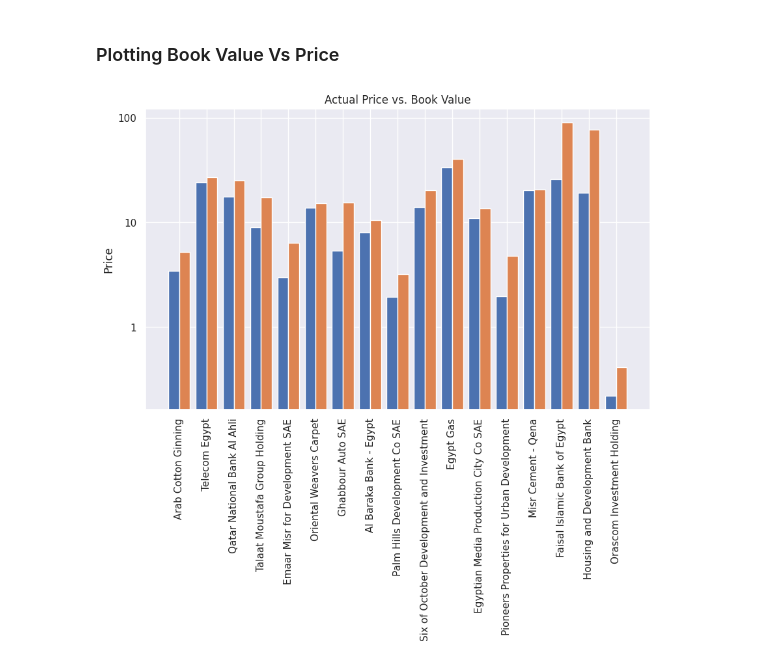
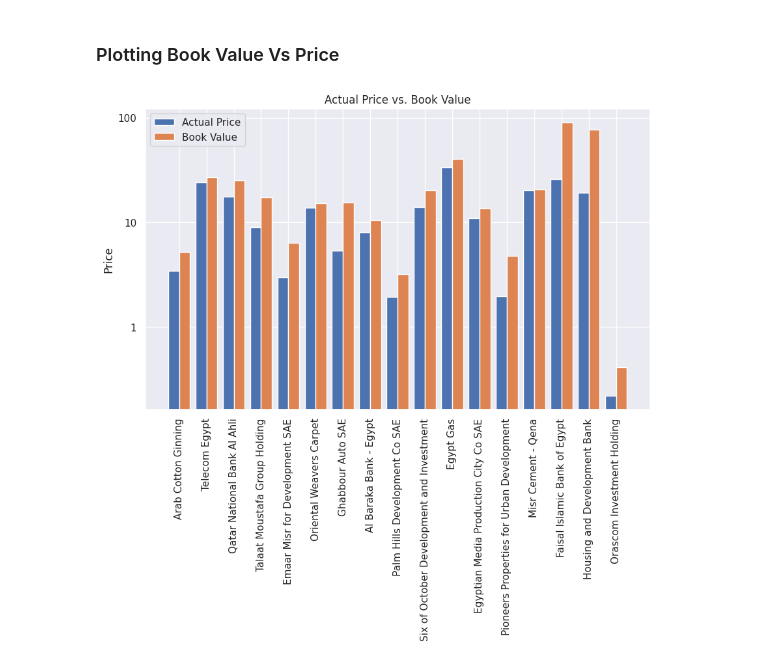
Before and after one commit to mohamedelieba/Egyptian-Stock-Market-Analysis, a Jupyter notebook: EGX_Analysis.ipynb, the cells around one changed output. Saved outputs shown, nothing was run; the diff lists cells and outputs as text; code cells hidden in the pictures.

Commit message:
Adding legend to the final graph

```diff
--- a/EGX_Analysis.ipynb
+++ b/EGX_Analysis.ipynb
@@ -146,24 +146,26 @@ df
 # %%
 fig, ax = plt.subplots(figsize=(10,6))
 
 x = np.arange(len(df))
 ax.set_xticks(x)
 ax.set_xticklabels(df['Company'], rotation='vertical')
 
 ax.bar(x-0.2, df['Price'], width=0.4, label='Actual Price')
 ax.bar(x+0.2, df['Book Value'], width=0.4, label='Book Value')
 
 ax.set_ylabel('Price')
 
 ax.set_title('Actual Price vs. Book Value')
 
-
+plt.legend()
 plt.yscale('log')
 
 formatter = ScalarFormatter()
 formatter.set_scientific(False)
 ax.yaxis.set_major_formatter(formatter)
 
+
+
 plt.show()
 # %% [output]
-[figure, old version]
+[figure, new version]
```
Also changed, not shown: parts of 1 cell of this notebook.
